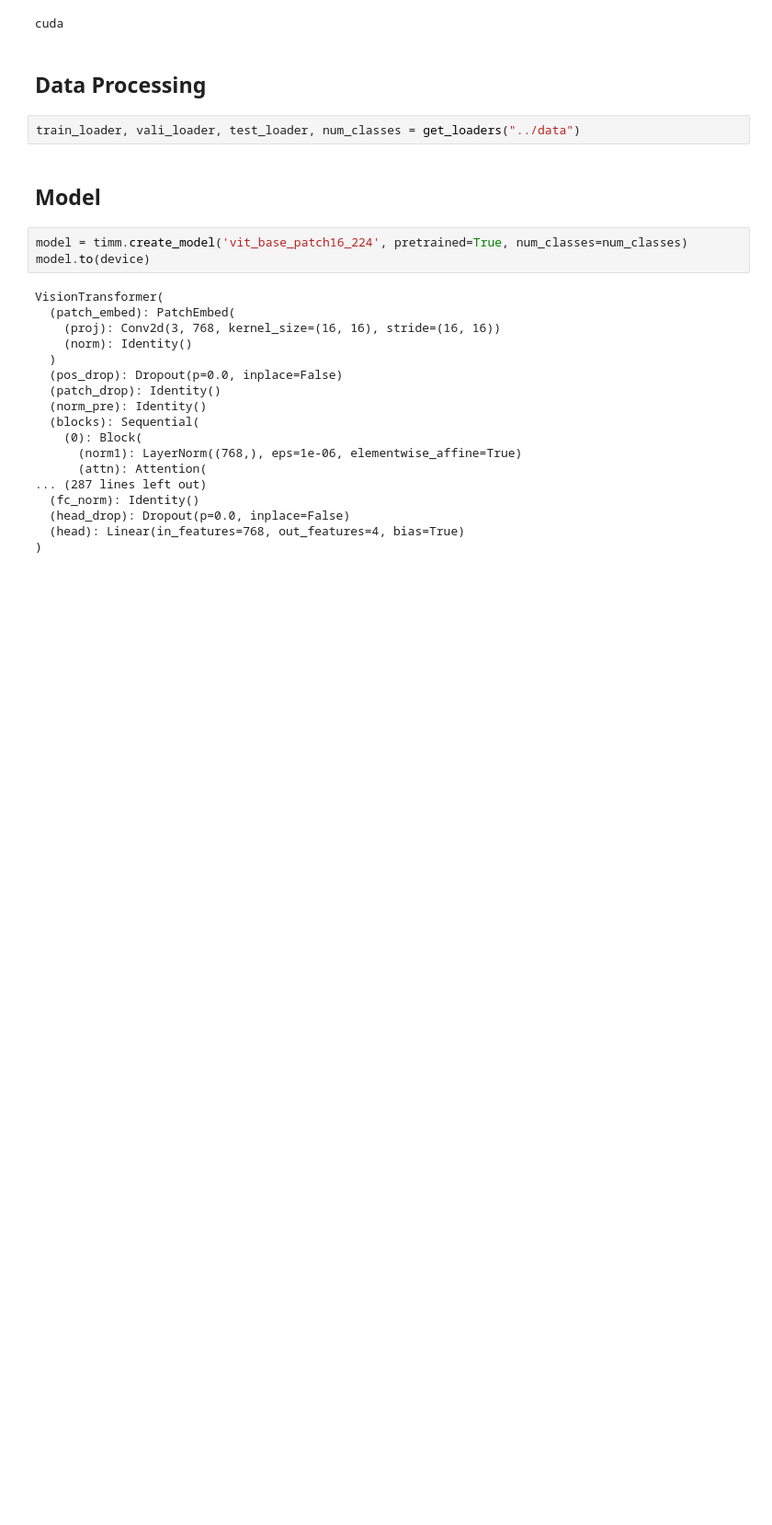
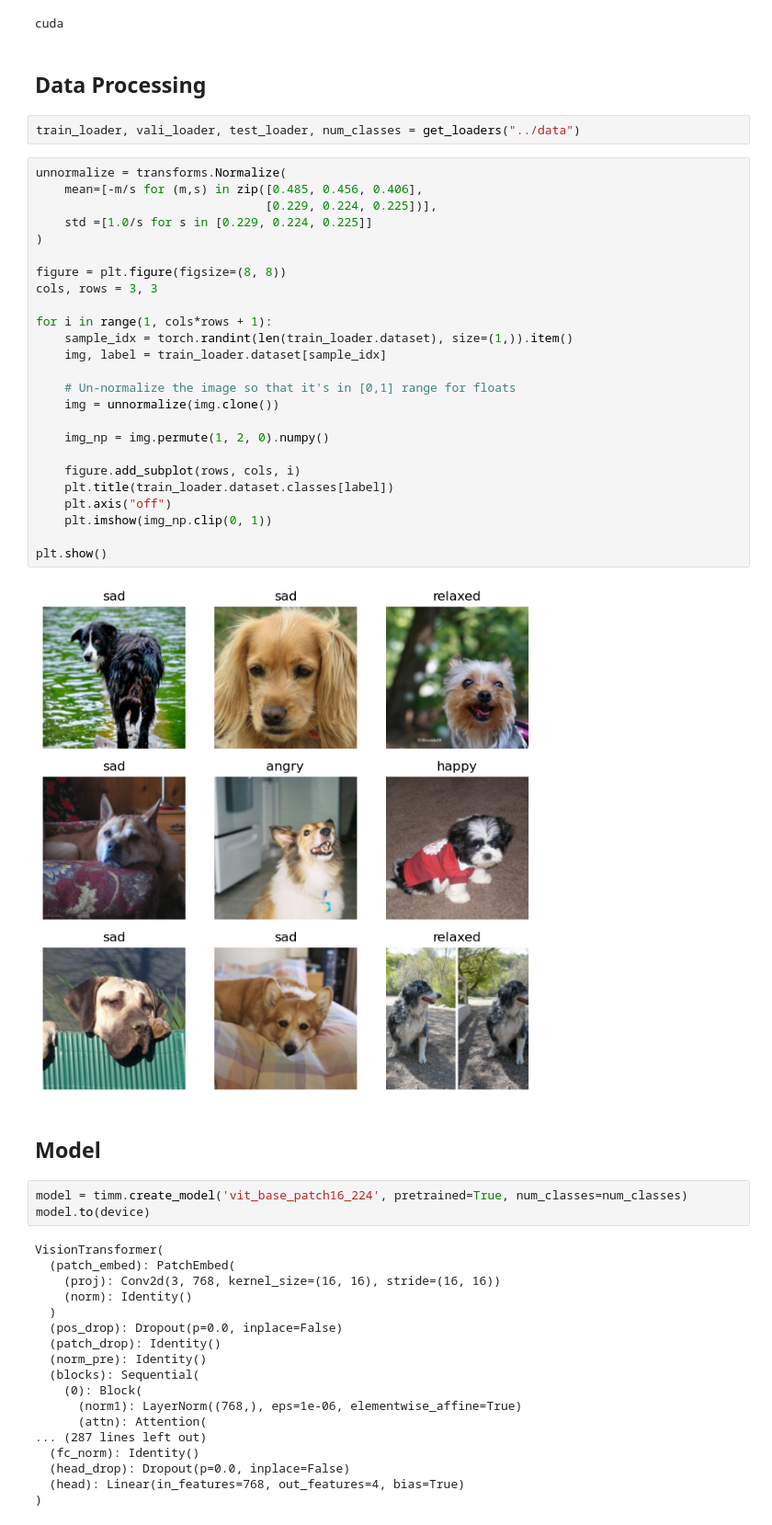
Before and after one commit to Ranvirsv/is_the_dog_happy, a Jupyter notebook: Notebooks/VIT.ipynb, the cells around one changed output. Shown at 92% size. Cells and saved outputs as stored; diff of their text form; blank space fills up the shorter version.

```diff
--- a/Notebooks/VIT.ipynb
+++ b/Notebooks/VIT.ipynb
@@ -28,6 +30,33 @@ cuda
 ## Data Processing
 # %%
 train_loader, vali_loader, test_loader, num_classes = get_loaders("../data")
+# %%
+unnormalize = transforms.Normalize(
+    mean=[-m/s for (m,s) in zip([0.485, 0.456, 0.406],
+                                [0.229, 0.224, 0.225])],
+    std =[1.0/s for s in [0.229, 0.224, 0.225]]
+)
+
+figure = plt.figure(figsize=(8, 8))
+cols, rows = 3, 3
+
+for i in range(1, cols*rows + 1):
+    sample_idx = torch.randint(len(train_loader.dataset), size=(1,)).item()
+    img, label = train_loader.dataset[sample_idx]
+
+    # Un-normalize the image so that it's in [0,1] range for floats
+    img = unnormalize(img.clone())
+
+    img_np = img.permute(1, 2, 0).numpy()
+
+    figure.add_subplot(rows, cols, i)
+    plt.title(train_loader.dataset.classes[label])
+    plt.axis("off")
+    plt.imshow(img_np.clip(0, 1))
+
+plt.show()
+# %% [output]
+[figure, added]
 # %% [markdown]
 ## Model
 # %%
```
Also changed, not shown: parts of 11 cells of this notebook.
